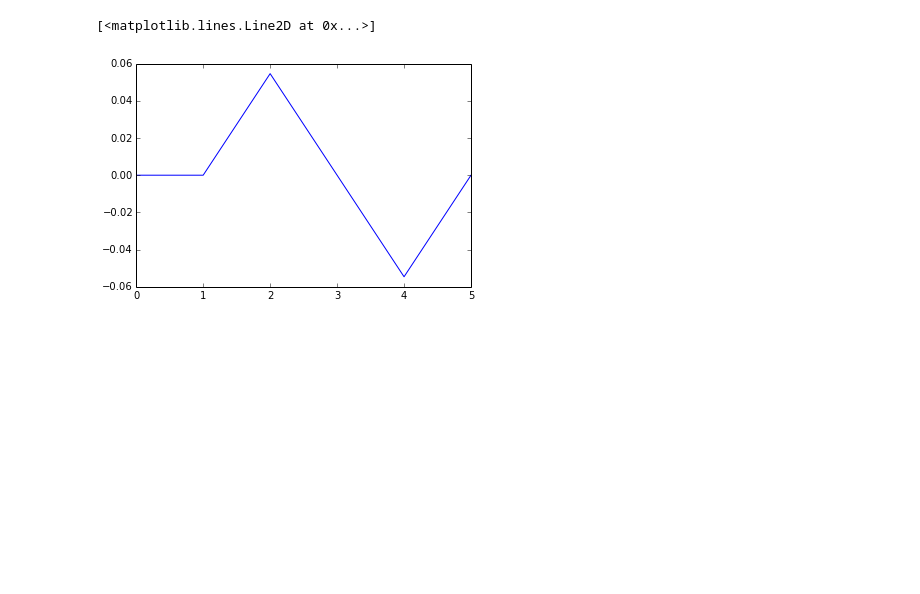
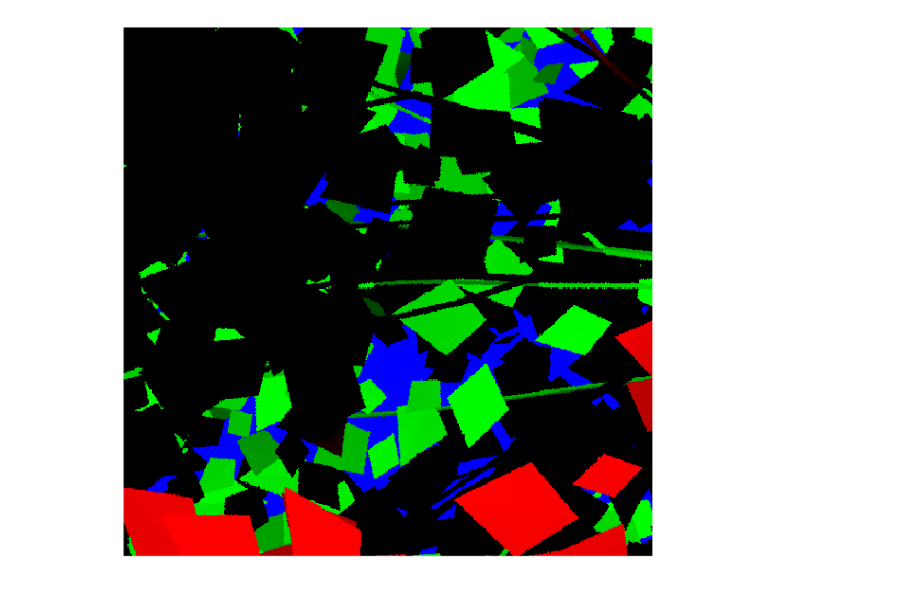
Before and after one commit to philwilkes/librat_in_jupyter, a Jupyter notebook: 4.2_simulating_a_waveform_over_a_single_tree.ipynb, the cells around one changed output. Cells and saved outputs as stored; diff of their text form; code cells hidden in the pictures; blank space fills up the shorter version.

Commit message:
simulating gaussian function

```diff
--- a/4.2_simulating_a_waveform_over_a_single_tree.ipynb
+++ b/4.2_simulating_a_waveform_over_a_single_tree.ipynb
@@ -9,0 +17,17 @@ from hips2img import *
+# %%
+# here we can assume our scene units are ~metres, therefore we
+# need to convert our LiDAR pulse (4 ns) into m.
+
+L = 1e-9 * 299792458 # speed of light m/ns
+pl_ln = 4 * L # pulse length @ 4 ns
+pl_sd = 1 # how much of a gaussian
+boomLength = 10 # height of illumination (and camera)
+footprint = 5
+
+update_existing_camera('light/pulse.lidar', 'light/large_footprint.lidar',
+                       new_options={'lidar.pulseStart':pl_ln/2.,
+                                    'lidar.pulseSD':pl_sd,
+                                    'lidar.pulseLength':pl_ln,
+                                    'lidar.pulseOPFile':'light/large.pulse',
+                                    'geometry.boomLength':10,
+                                    'geometry.idealArea':footprint})
@@ -41,5 +76,30 @@ plt.plot(refl[:, 0], refl[:, 1:].mean(axis=1))
-# %%
-plt.plot(np.gradient(refl[:, 1:].mean(axis=1)))
-# %% [output]
-[<matplotlib.lines.Line2D at 0x...>]
-[figure, removed]
+# %%
+oname='output/small_footprint' # geometry.idealArea = .3
+footprint = .3
+
+update_existing_camera('light/pulse.lidar', 'light/small_footprint.lidar',
+                       new_options={'lidar.pulseStart':pl_ln/2.,
+                                    'lidar.pulseSD':pl_sd,
+                                    'lidar.pulseLength':pl_ln,
+                                    'lidar.pulseOPFile':'light/small.pulse',
+                                    'geometry.boomLength':10,
+                                    'geometry.idealArea':footprint})
+
+update_existing_camera('camera/pulse.lidar', 'camera/small_footprint.lidar', oname=oname,
+                       new_options={'geometry.idealArea':footprint,
+                                    'geometry.boomLength':10,
+                                    'lidar.binStart':8,
+                                    'lidar.binStep':.1,
+                                    'lidar.nBins':(22-8)/.1}) # increased to 22
+
+cmd = 'echo 14 camera/small_footprint.lidar light/small_footprint.lidar | \
+       start -RATm 1 -RATsensor_wavebands wb/brdf_waveband.dat obj/birch_tree_scene.obj'
+error = run_start(cmd)
+
+if not error:
+    # we can look at a slice of the resulting image using the 'order'
+    # option, in this case we are looking at lidar.nBins steps 0, 10, 30
+    ax = hips2img('{}.hips'.format(oname), stretch=True,
+                  order=[20, 50, 120])
+# %% [output]
+[figure, added]
```
Also changed, not shown: parts of 11 cells of this notebook.
